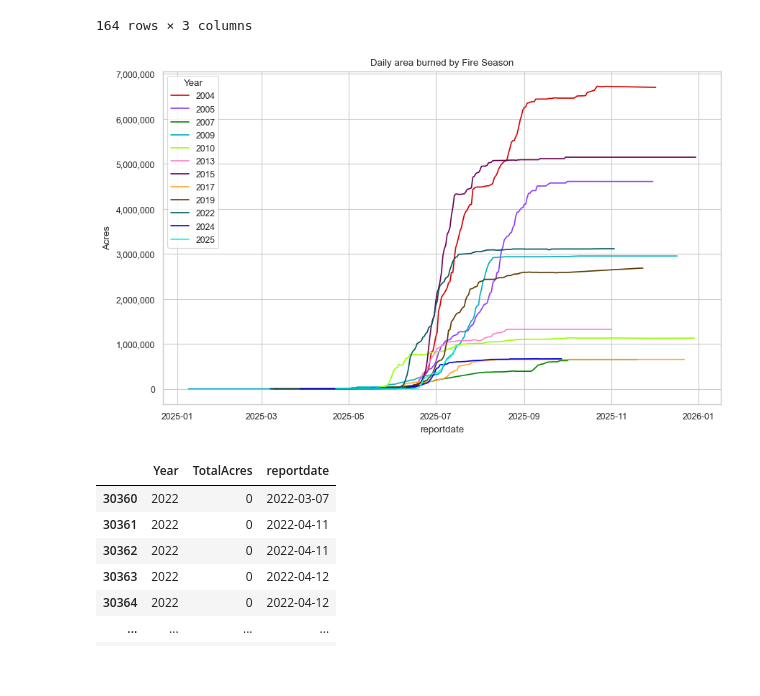
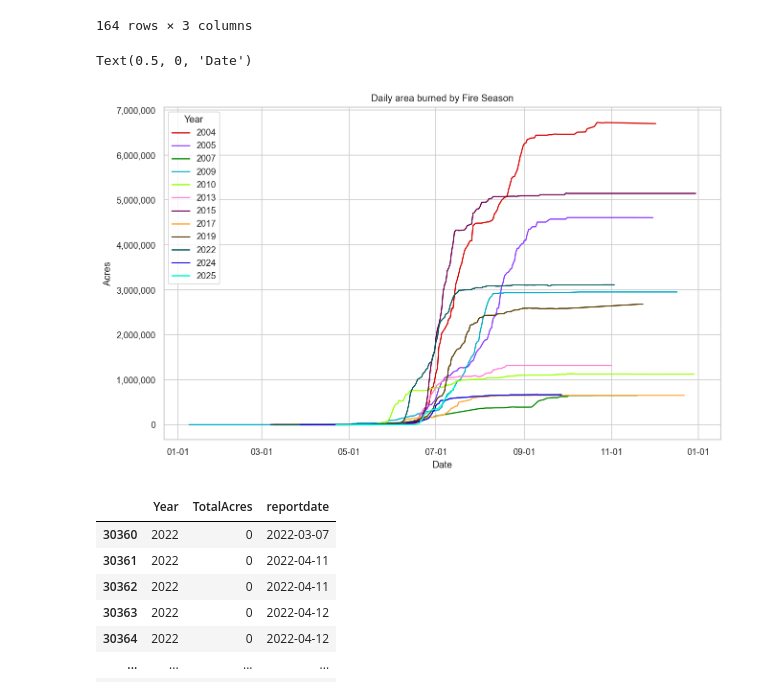
Before and after one commit to PanCanAK-Fire/hnl-fire-data, a Jupyter notebook: JupyterNotebooks/firetally.ipynb, the cells around one changed output. Saved outputs shown, nothing was run; the diff lists cells and outputs as text; code cells hidden in the pictures.

Commit message:
fire tally getting it to work

```diff
--- a/JupyterNotebooks/firetally.ipynb
+++ b/JupyterNotebooks/firetally.ipynb
@@ -89,3 +90,7 @@ all_updates
+# %%
+all_updates.dropna(subset=['Incident Type'], inplace=True) # remove rows with no incident type (Complexes)
+all_updates = all_updates.query("`Incident Type` != 'RX-Prescribed Fire'")  # remove prescribed fires
+all_updates = all_updates.query("`Incident Type` != 'FA-False Alarm'")  # remove false alarms
 # %%
 all_updates['Incident Type'].value_counts()
 # %% [output]
@@ -524,0 +498,3 @@ olddata
+# %%
+olddata = ft.load_old_data(olddatafp)
+olddata
@@ -664,11 +694,14 @@ all_data_daily_forplot = all_data_daily[all_data_daily.Year.isin(big_fires_years
 # %%
 fig, ax = plt.subplots(figsize=(10, 6))
 sns.lineplot(data=all_data_daily_forplot, x='reportdate', y='Acres',
              hue='Year', ax=ax, palette=sns.color_palette(cc.glasbey))
 plt.title("Daily area burned by Fire Season")
 ax.yaxis.set_major_formatter(mpl.ticker.StrMethodFormatter('{x:,.0f}'))
+ax.xaxis.set_major_formatter(mpl.dates.DateFormatter('%m-%d'))
+ax.set_xlabel("Date")
 # %% [output]
+Text(0.5, 0, 'Date')
-[figure, old version]
+[figure, new version]
 # %%
 olddata.query("Year == 2022")
 # %% [output]
```
Also changed, not shown: parts of 30 cells of this notebook, 6 other files.
